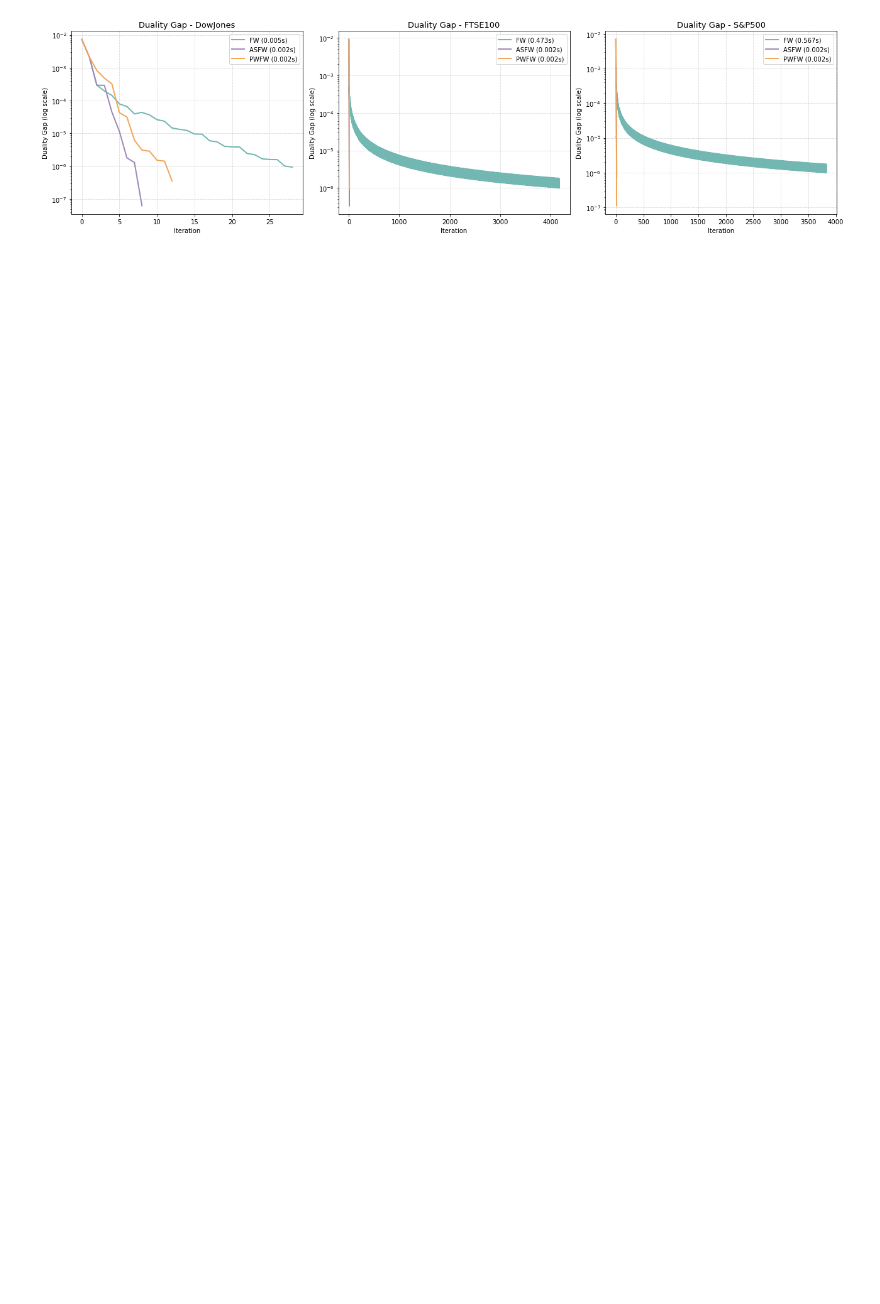
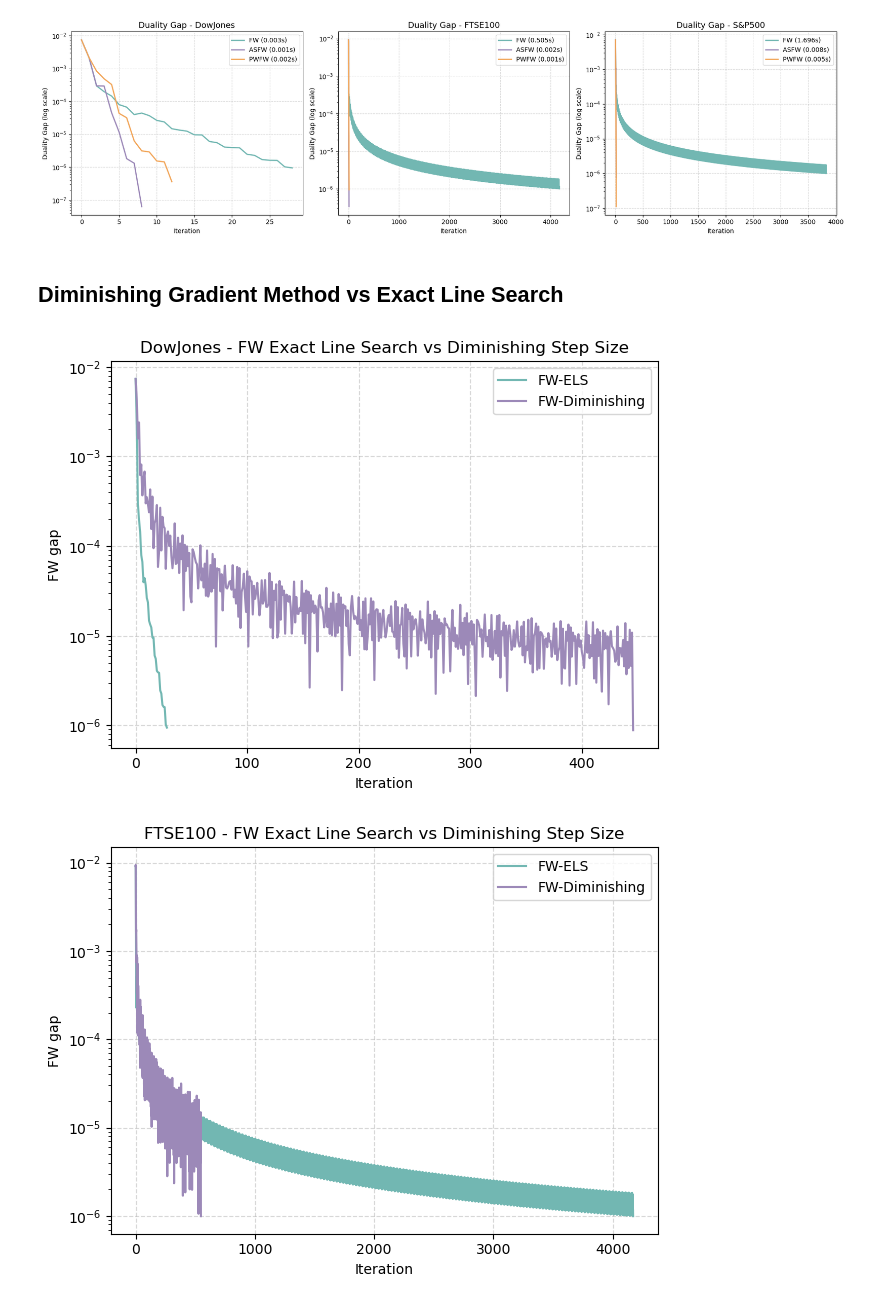
Before and after one commit to therealgardens/Optimization_for_Data_Science-Portfolio_optimization_using_FW_method, a Jupyter notebook: Main_file.ipynb, the cells around one changed output. Saved outputs shown, nothing was run; the diff lists cells and outputs as text; code cells hidden in the pictures; blank space fills up the shorter version.

```diff
--- a/Main_file.ipynb
+++ b/Main_file.ipynb
@@ -295,3 +331,79 @@ plt.tight_layout()
 plt.show()
 # %% [output]
 [figure]
+# %% [markdown]
+## Diminishing Gradient Method vs Exact Line Search
+# %%
+fw_comparison = []
+
+colours = ["#72B7B2", "#9C89B8"]
+
+for name, path in dataset_paths.items():
+
+    data = pd.read_excel(path, sheet_name="Assets_Returns", header=None)
+    r_bar = data.mean().values
+    Sigma = data.cov().values
+
+    model = PortfolioOptimisation_Whole_Dataset(Sigma=Sigma, r_bar=r_bar, gamma=1)
+
+    x_fw_exact, hist_fw_exact, time_fw_exact = model.fw(
+        max_iter=10000,
+        use_exact_line_search=True
+    )
+
+    x_fw_dim, hist_fw_dim, time_fw_dim = model.fw(
+        max_iter=10000,
+        use_exact_line_search=False
+    )
+
+    plt.semilogy(
+        hist_fw_exact["Iteration"],
+        hist_fw_exact["Duality Gap"],
+        label="FW-ELS",
+        color=colours[0],
+        zorder=2
+    )
+
+    plt.semilogy(
+        hist_fw_dim["Iteration"],
+        hist_fw_dim["Duality Gap"],
+        label="FW-Diminishing",
+        color=colours[1],
+        zorder=2
+    )
+
+    plt.xlabel("Iteration")
+    plt.ylabel("FW gap")
+    plt.title(f"{name} - FW Exact Line Search vs Diminishing Step Size")
+    plt.legend()
+    plt.grid(axis="both", linestyle="--", alpha=0.5, zorder=1)
+
+    plt.tight_layout()
+    plt.show()
+
+    fw_comparison.append({
+        "Dataset": name,
+        "Method": "FW-ELS",
+        "Active assets": np.sum(x_fw_exact > 1e-6),
+        "Time": time_fw_exact,
+        "Iterations": len(hist_fw_exact),
+        "Final objective": hist_fw_exact["Objective"].iloc[-1],
+        "Final gap": hist_fw_exact["Duality Gap"].iloc[-1]
+    })
+
+    fw_comparison.append({
+        "Dataset": name,
+        "Method": "FW-Diminishing",
+        "Active assets": np.sum(x_fw_dim > 1e-6),
+        "Time": time_fw_dim,
+        "Iterations": len(hist_fw_dim),
+        "Final objective": hist_fw_dim["Objective"].iloc[-1],
+        "Final gap": hist_fw_dim["Duality Gap"].iloc[-1]
+    })
+
+fw_comparison_df = pd.DataFrame(fw_comparison)
+
+print("\n" + fw_comparison_df.to_string(index=False))
+# %% [output]
+[figure, added]
+[figure, added]
```
Also changed, not shown: parts of 16 cells of this notebook, 4 other files.
